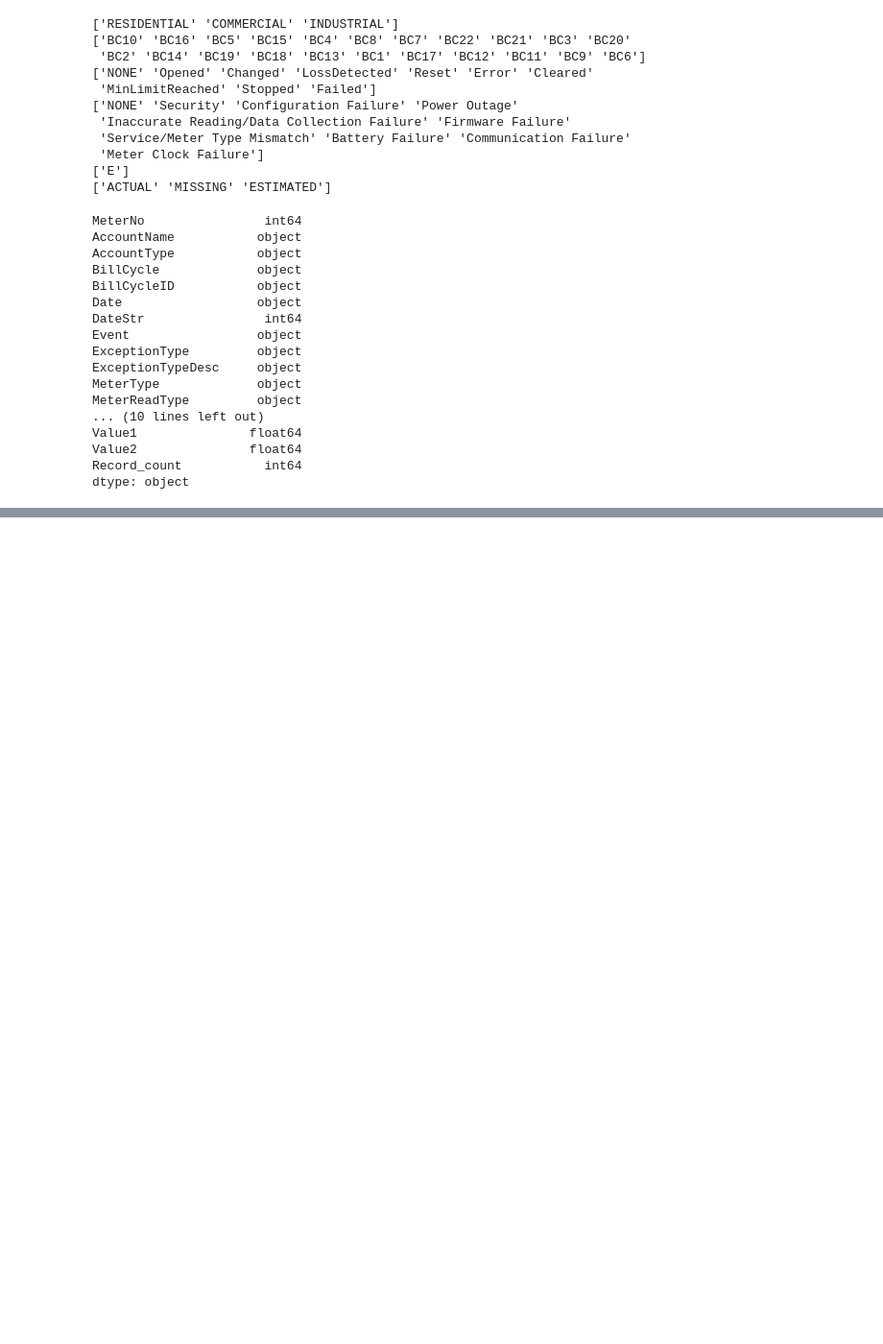
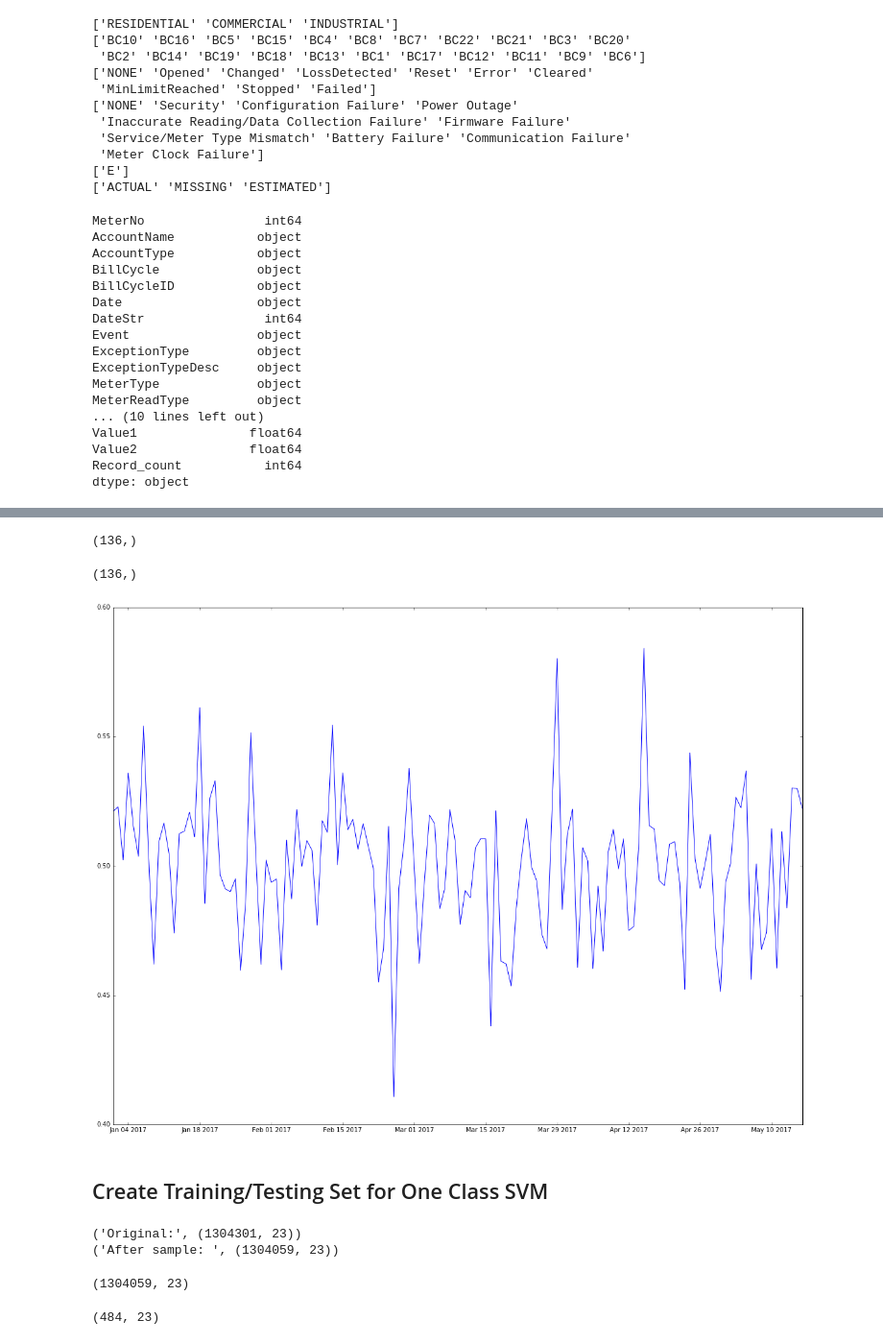
Before and after one commit to spaturu/Utilities, a Jupyter notebook: Utilities_Kurtis.ipynb, the cells around one changed output, grey strips where cells are left out. Shown: that part at 96% size. Drawn from its saved outputs; the diff is of its cells as text; code cells hidden in the pictures; blank space fills up the shorter version.

Commit message:
updated with some time series visualizations

```diff
--- a/Utilities_Kurtis.ipynb
+++ b/Utilities_Kurtis.ipynb
@@ -97,0 +112,36 @@ data['MeterReadTypeDesc'] = data['MeterReadTypeDesc'].astype('category')
+# %%
+X_datetime = np.asarray([datetime(*dates[i]) for i in range(len(dates))])
+# %%
+X_datetime.shape
+# %% [output]
+(136,)
+# %%
+X_values = np.asarray([gb_thane.get_group(dates[i]).mean()[0] for i in range(len(dates))])
+X_values.shape
+# %% [output]
+(136,)
+# %%
+# sort by datetime
+p = X_datetime.argsort()
+X_datetime = X_datetime[p]
+X_values = X_values[p]
+# %%
+from pylab import rcParams
+rcParams['figure.figsize'] = 20,15
+# %%
+plt.plot(X_datetime, X_values)
+plt.show()
+# %% [output]
+[figure, added]
+# %% [markdown]
+## Create Training/Testing Set for One Class SVM
+# %%
+# testing to see if we can remove a random sample
+
+df_train = data[data['ExceptionType'] == 'NONE'].copy()
+df_242 = df_train.sample(n=242)
+print('Original:', df_train.shape)
+print('After sample: ', df_train.drop(df_train.index[df_242.index]).shape)
+# %% [output]
+('Original:', (1304301, 23))
+('After sample: ', (1304059, 23))
@@ -97,0 +151,4 @@ data['MeterReadTypeDesc'] = data['MeterReadTypeDesc'].astype('category')
+# %%
+df_train.shape
+# %% [output]
+(1304059, 23)
@@ -97,0 +160,4 @@ data['MeterReadTypeDesc'] = data['MeterReadTypeDesc'].astype('category')
+# %%
+df_test.shape
+# %% [output]
+(484, 23)
```
Also changed, not shown: parts of 18 cells of this notebook.
